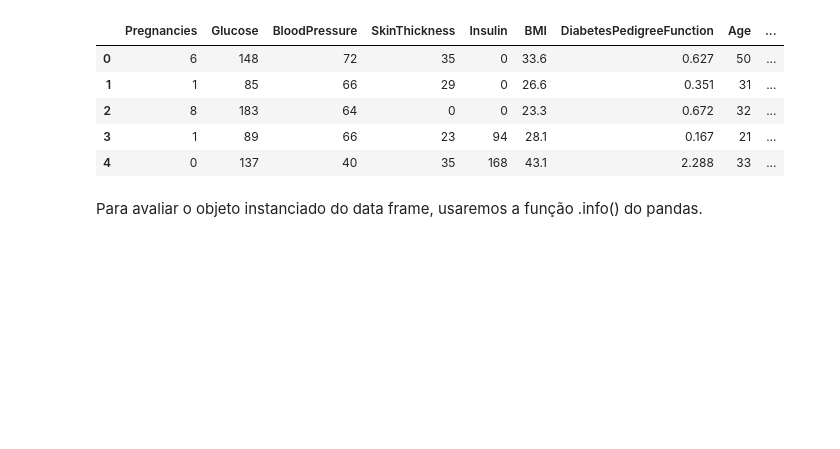
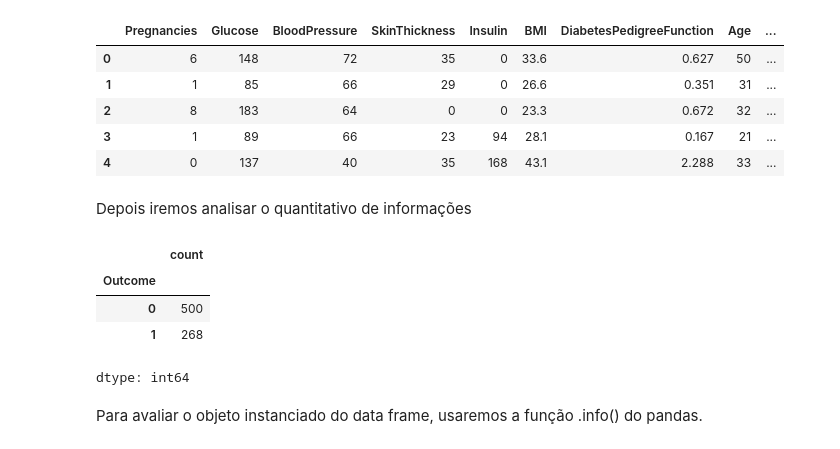
Before and after one commit to IA-PARA-DEVS-GRUPO-X/IA_PARA_DEVS_FASE1, a Jupyter notebook: AvaliacaoModelosML.ipynb, the cells around one changed output. Cells and saved outputs as stored; diff of their text form; code cells hidden in the pictures; blank space fills up the shorter version.

```diff
--- a/AvaliacaoModelosML.ipynb
+++ b/AvaliacaoModelosML.ipynb
@@ -72,6 +49,17 @@ df.head()
 | 2 | 8 | 183 | 64 | 0 | 0 | 23.3 | 0.672 | 32 | ... |
 | 3 | 1 | 89 | 66 | 23 | 94 | 28.1 | 0.167 | 21 | ... |
 | 4 | 0 | 137 | 40 | 35 | 168 | 43.1 | 2.288 | 33 | ... |
+# %% [markdown]
+Depois iremos analisar o quantitativo de informações
+# %%
+df.shape
+df['Outcome'].value_counts()
+# %% [output]
+|  | count |
+| Outcome |  |
+| 0 | 500 |
+| 1 | 268 |
+dtype: int64
 # %% [markdown]
 Para avaliar o objeto instanciado do data frame, usaremos a função  .info() do pandas.
 # %%
```
Also changed, not shown: parts of 15 cells of this notebook.
